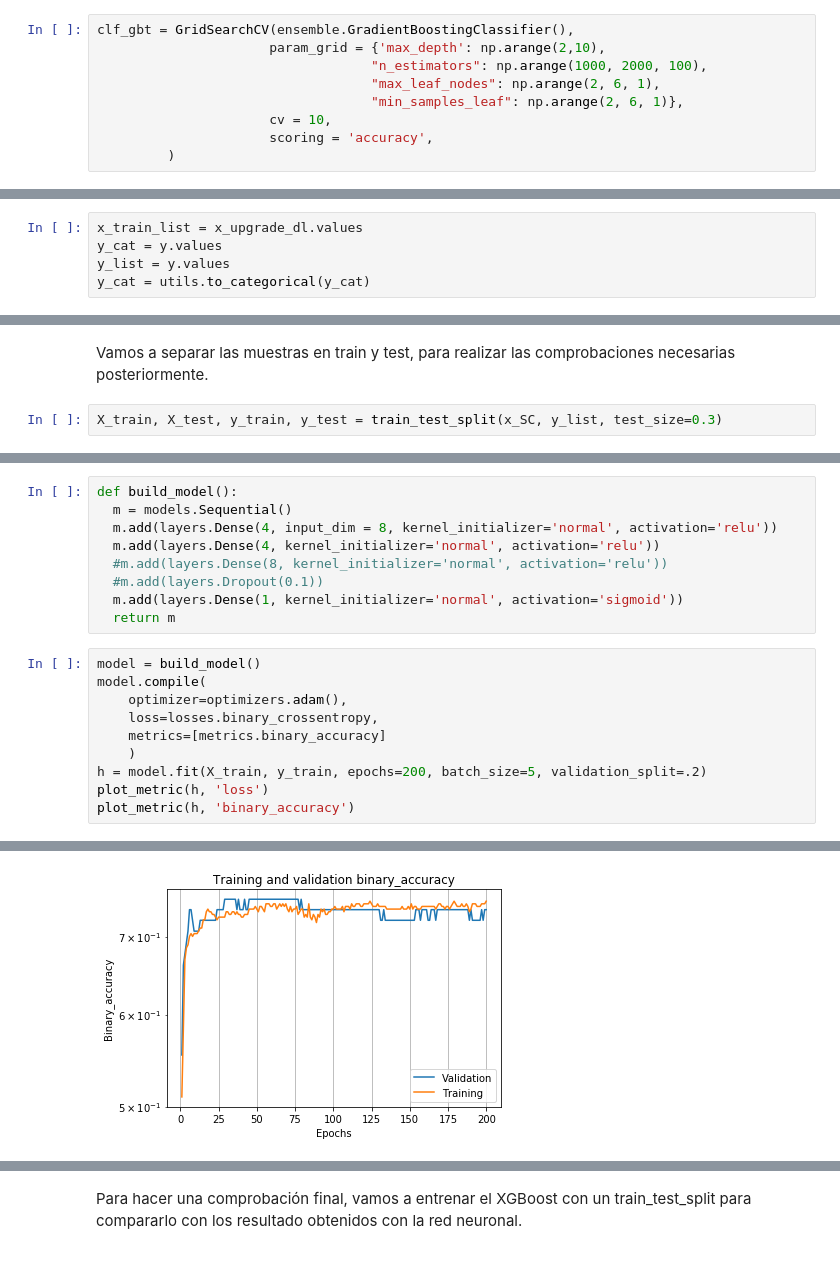
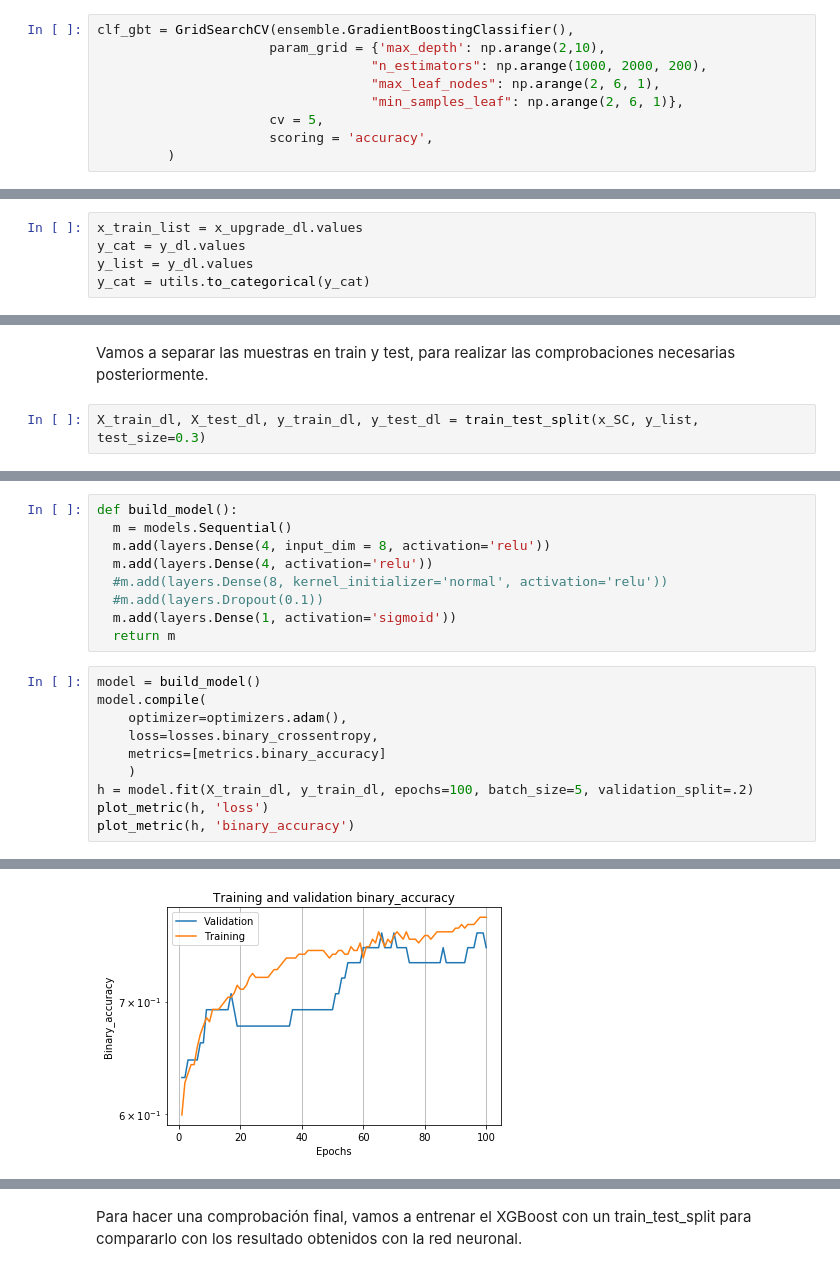
Before and after one commit to diegoalvzfdez/master-data-science, a Jupyter notebook: src/Main Train.ipynb, the cells around one changed output, grey strips where cells are left out. Cells and saved outputs as stored; diff of their text form.

```diff
--- a/src/Main Train.ipynb
+++ b/src/Main Train.ipynb
@@ -565,10 +817,10 @@ Para el siguiente caso vamos a utilizar un Gradient Boosted Tree, de la libreria
 # %%
 clf_gbt = GridSearchCV(ensemble.GradientBoostingClassifier(),
                       param_grid = {'max_depth': np.arange(2,10),
-                                   "n_estimators": np.arange(1000, 2000, 100),
+                                   "n_estimators": np.arange(1000, 2000, 200),
                                    "max_leaf_nodes": np.arange(2, 6, 1),
                                    "min_samples_leaf": np.arange(2, 6, 1)},
-                      cv = 10,
+                      cv = 5,
                       scoring = 'accuracy',
          )
 # %%
@@ -714,8 +1100,8 @@ x_upgrade['Position of Most Curve Point Relative to Center Norm'] = x_upgrade['P
 x_upgrade_dl = x_upgrade[['Max Depth Norm', 'Max Curve Norm', 'Max Variation Curve Norm', 'Age Norm', 'K Max Norm', 'Paqui Min Norm', 'Distance Between Max Curve and Min Paqui Norm', 'Position of Most Curve Point Relative to Center Norm']]
 # %%
 x_train_list = x_upgrade_dl.values
-y_cat = y.values
-y_list = y.values
+y_cat = y_dl.values
+y_list = y_dl.values
 y_cat = utils.to_categorical(y_cat)
 # %% [markdown]
 Vamos a utilizar esta función enseñada durante el curso para ir comprobando los resultados que vamos obteniendo
@@ -947,5 +1348,5 @@ array([[-0.47709115, -0.1673565 ,  0.08537577, ..., -0.8518976 ,
 # %% [markdown]
 Vamos a separar las muestras en train y test, para realizar las comprobaciones necesarias posteriormente.
 # %%
-X_train, X_test, y_train, y_test = train_test_split(x_SC, y_list, test_size=0.3)
+X_train_dl, X_test_dl, y_train_dl, y_test_dl = train_test_split(x_SC, y_list, test_size=0.3)
 # %%
@@ -955,11 +1356,11 @@ X_train.shape
 # %%
 def build_model():
   m = models.Sequential()
-  m.add(layers.Dense(4, input_dim = 8, kernel_initializer='normal', activation='relu'))
-  m.add(layers.Dense(4, kernel_initializer='normal', activation='relu'))
+  m.add(layers.Dense(4, input_dim = 8, activation='relu'))
+  m.add(layers.Dense(4, activation='relu'))
   #m.add(layers.Dense(8, kernel_initializer='normal', activation='relu'))
   #m.add(layers.Dropout(0.1))
-  m.add(layers.Dense(1, kernel_initializer='normal', activation='sigmoid'))
+  m.add(layers.Dense(1, activation='sigmoid'))
   return m
 # %%
 model = build_model()
@@ -968,7 +1369,7 @@ model.compile(
     loss=losses.binary_crossentropy,
     metrics=[metrics.binary_accuracy]
     )
-h = model.fit(X_train, y_train, epochs=200, batch_size=5, validation_split=.2)
+h = model.fit(X_train_dl, y_train_dl, epochs=100, batch_size=5, validation_split=.2)
 plot_metric(h, 'loss')
 plot_metric(h, 'binary_accuracy')
 # %% [output]
@@ -993,2 +1394,2 @@ Epoch 200/200
-[figure, old version]
+[figure, new version]
 # %%
```
Also changed, not shown: parts of 97 cells of this notebook.
